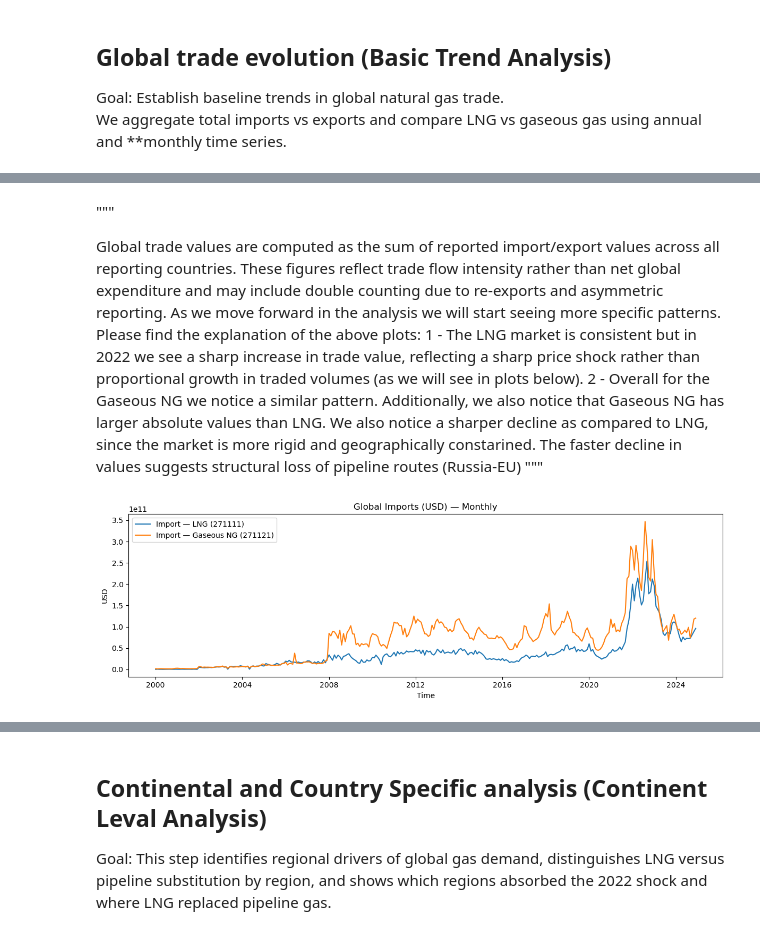
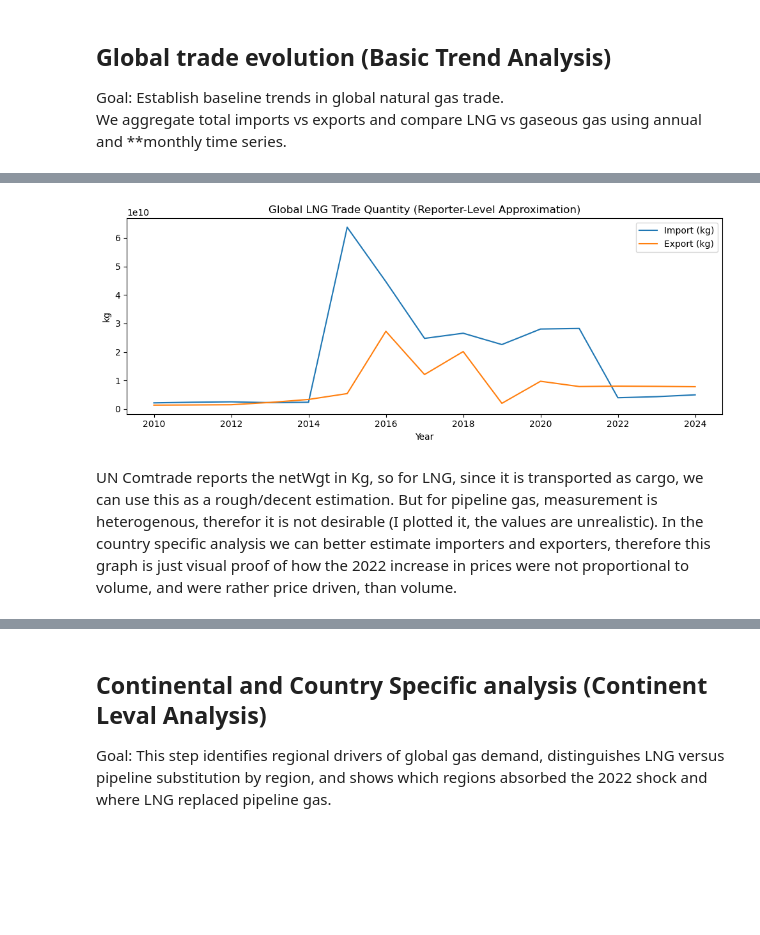
Before and after one commit to ron309/JEM_207-Data_Processing_in_Python_Projecct, a Jupyter notebook: Analysis.ipynb, the cells around one changed output, grey strips where cells are left out. Saved outputs shown, nothing was run; the diff lists cells and outputs as text; code cells hidden in the pictures; blank space fills up the shorter version.

```diff
--- a/Analysis.ipynb
+++ b/Analysis.ipynb
@@ -163,41 +136,35 @@ for prod in ["LNG (271111)", "Gaseous NG (271121)"]:
+# %%
+global_lng_qty = (
+    lng_reporter_year
+    .groupby(["refYear", "flow"], as_index=False)
+    .agg(global_netWgt_kg=("netWgt_kg", "sum"))
+)
+
+global_lng_qty.head()
+
+global_lng_qty_piv = (
+    global_lng_qty
+    .pivot_table(
+        index="refYear",
+        columns="flow",
+        values="global_netWgt_kg",
+        fill_value=0
+    )
+    .reset_index()
+)
+
+global_lng_qty_piv.head()
+
+plt.figure(figsize=(10,4))
+plt.plot(global_lng_qty_piv["refYear"], global_lng_qty_piv["Import"], label="Import (kg)")
+plt.plot(global_lng_qty_piv["refYear"], global_lng_qty_piv["Export"], label="Export (kg)")
+plt.title("Global LNG Trade Quantity (Reporter-Level Approximation)")
+plt.xlabel("Year")
+plt.ylabel("kg")
+plt.legend()
+plt.tight_layout()
+plt.show()
+# %% [output]
+[figure, added]
 # %% [markdown]
-   """
-
-   Global trade values are computed as the sum of reported import/export values across all reporting countries. These figures reflect trade flow intensity rather than net global expenditure and may include double counting due to re-exports and asymmetric reporting. As we move forward in the analysis we will start seeing more specific patterns.
-    Please find the explanation of the above plots:
-      1 - The LNG market is consistent but in 2022 we see a sharp increase in trade value, reflecting a sharp price shock rather than proportional growth in traded volumes (as we will see in plots below).
-      2 - Overall for the Gaseous NG we notice a similar pattern. Additionally, we also notice that Gaseous NG has larger absolute values than LNG.
-          We also notice a sharper decline as compared to LNG, since the market is more rigid and geographically constarined. The faster decline in values suggests structural loss of pipeline routes (Russia-EU)
-    """
+UN Comtrade reports the netWgt in Kg, so for LNG, since it is transported as cargo, we can use this as a rough/decent estimation. But for pipeline gas, measurement is heterogenous, therefor it is not desirable (I plotted it, the values are unrealistic). In the country specific analysis we can better estimate importers and exporters, therefore this graph is just visual proof of how the 2022 increase in prices were not proportional to volume, and were rather price driven, than volume.
-# %%
-# Monthly Global Trends
-
-"""
-    This is supposed to show the monthly global trends, but since the data is quite long, its gets clustered.
-    We do see some seasonal efffects, which i will expand more on during the seasonality analysis. This code will mainly be used then.
-"""
-monthly_val = (
-    df2.groupby(["period","flow_type","product"], as_index=False)
-       .agg(value_usd=("primaryValue","sum"))
-)
-monthly_val_wide = (
-    monthly_val.pivot_table(index=["period","product"], columns="flow_type", values="value_usd", fill_value=0)
-               .reset_index()
-)
-monthly_val_wide["net_trade_usd"] = monthly_val_wide.get("Export", 0) - monthly_val_wide.get("Import", 0)
-
-monthly_val_wide.head()
-
-plt.figure(figsize=(12,4))
-for prod in ["LNG (271111)", "Gaseous NG (271121)"]:
-    tmp = monthly_val_wide[monthly_val_wide["product"] == prod].sort_values("period")
-    plt.plot(tmp["period"], tmp.get("Import", 0), label=f"Import — {prod}")
-
-plt.title("Global Imports (USD) — Monthly")
-plt.xlabel("Time")
-plt.ylabel("USD")
-plt.legend()
-plt.tight_layout()
-plt.show()
-# %% [output]
-[figure, removed]
```
Also changed, not shown: parts of 22 cells of this notebook.
